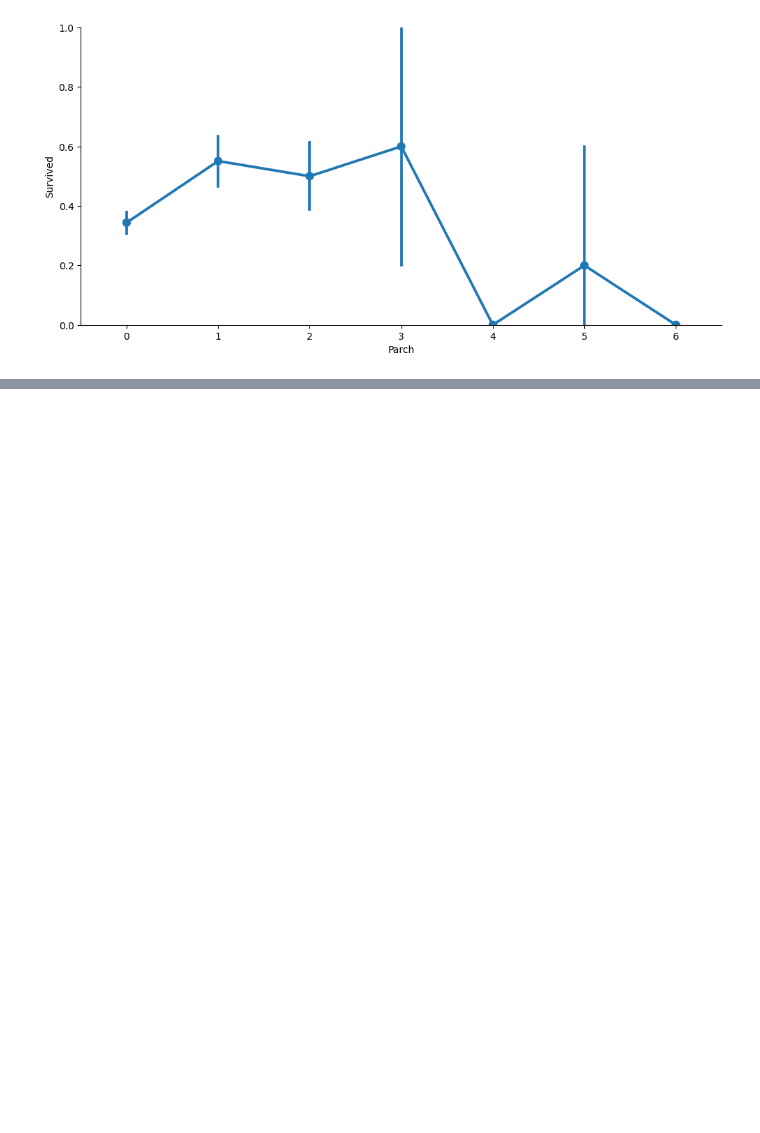
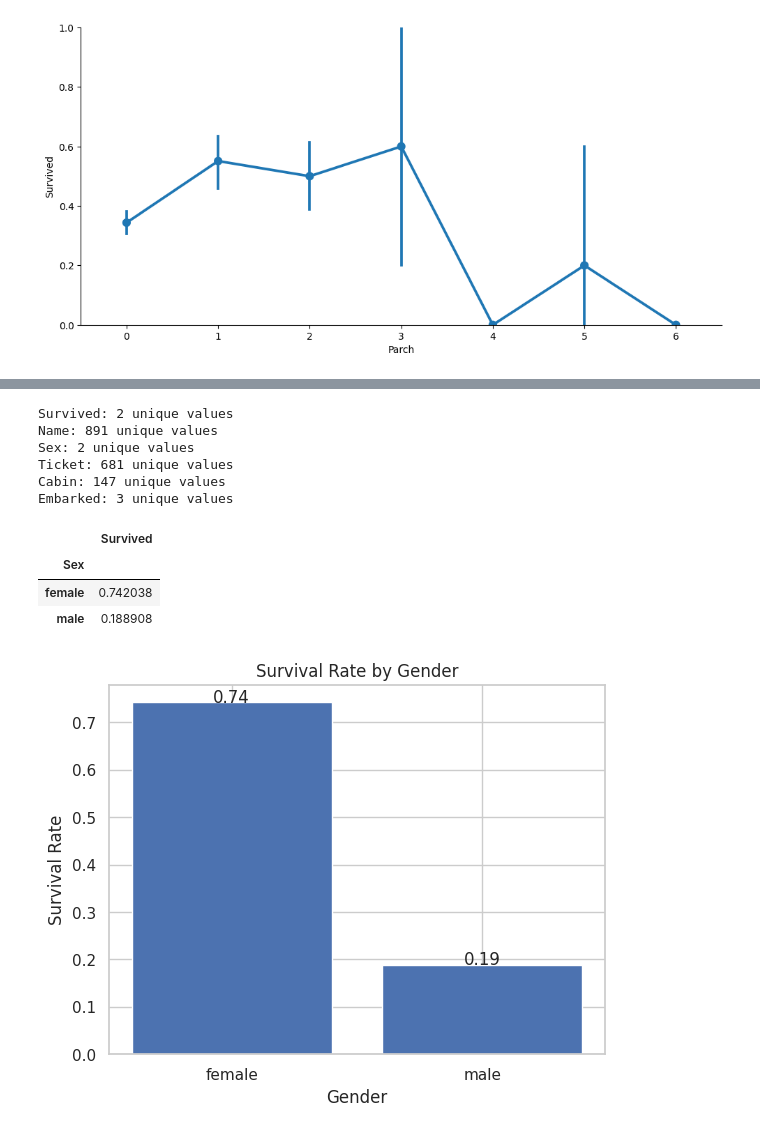
Before and after one commit to ArifAygun/Applied-Machine-Learning-Feature-Engineering, a Jupyter notebook: AA_AML_Feature_Engineering.ipynb, the cells around one changed output, grey strips where cells are left out. Saved outputs shown, nothing was run; the diff lists cells and outputs as text; code cells hidden in the pictures; blank space fills up the shorter version.

```diff
--- a/AA_AML_Feature_Engineering.ipynb
+++ b/AA_AML_Feature_Engineering.ipynb
@@ -346,0 +401,12 @@ for col in ['Pclass', 'SibSp', 'Parch']:
+# %%
+# Read in the data from the data folder
+import pandas as pd
+
+import pandas as pd
+from google.colab import drive
+drive.mount('/content/drive/')
+
+%cd /content/drive/My Drive/Datasets/LinkedinDS/Feature Engineering
+
+titanic = pd.read_csv("titanic.csv")
+titanic.head()
@@ -346,0 +450,5 @@ for col in ['Pclass', 'SibSp', 'Parch']:
+# %%
+# Drop all continuous features
+cont_feat = ['PassengerId', 'Pclass', 'Age', 'SibSp', 'Parch', 'Fare']
+titanic.drop(cont_feat, axis=1, inplace=True)
+titanic.head()
@@ -346,0 +476,36 @@ for col in ['Pclass', 'SibSp', 'Parch']:
+# %%
+# Explore the number of unique values for each feature
+for col in titanic.columns:
+    print('{}: {} unique values'.format(col, titanic[col].nunique()))
+# %% [output]
+Survived: 2 unique values
+Name: 891 unique values
+Sex: 2 unique values
+Ticket: 681 unique values
+Cabin: 147 unique values
+Embarked: 3 unique values
+# %%
+# Check survival rate by gender
+titanic.groupby('Sex').mean()
+# %% [output]
+|  | Survived |
+| Sex |  |
+| female | 0.742038 |
+| male | 0.188908 |
+# %%
+import matplotlib.pyplot as plt
+
+# Group data by sex and calculate mean survival rate
+survival_by_sex = titanic.groupby('Sex')['Survived'].mean()
+
+# Create a bar chart with labels
+fig, ax = plt.subplots()
+ax.bar(survival_by_sex.index, survival_by_sex)
+ax.set_title('Survival Rate by Gender')
+ax.set_ylabel('Survival Rate')
+ax.set_xlabel('Gender')
+for i, v in enumerate(survival_by_sex):
+    ax.text(i, v, f"{v:.2f}", ha='center')
+plt.show()
+# %% [output]
+[figure, added]
```
Also changed, not shown: parts of 24 cells of this notebook.
